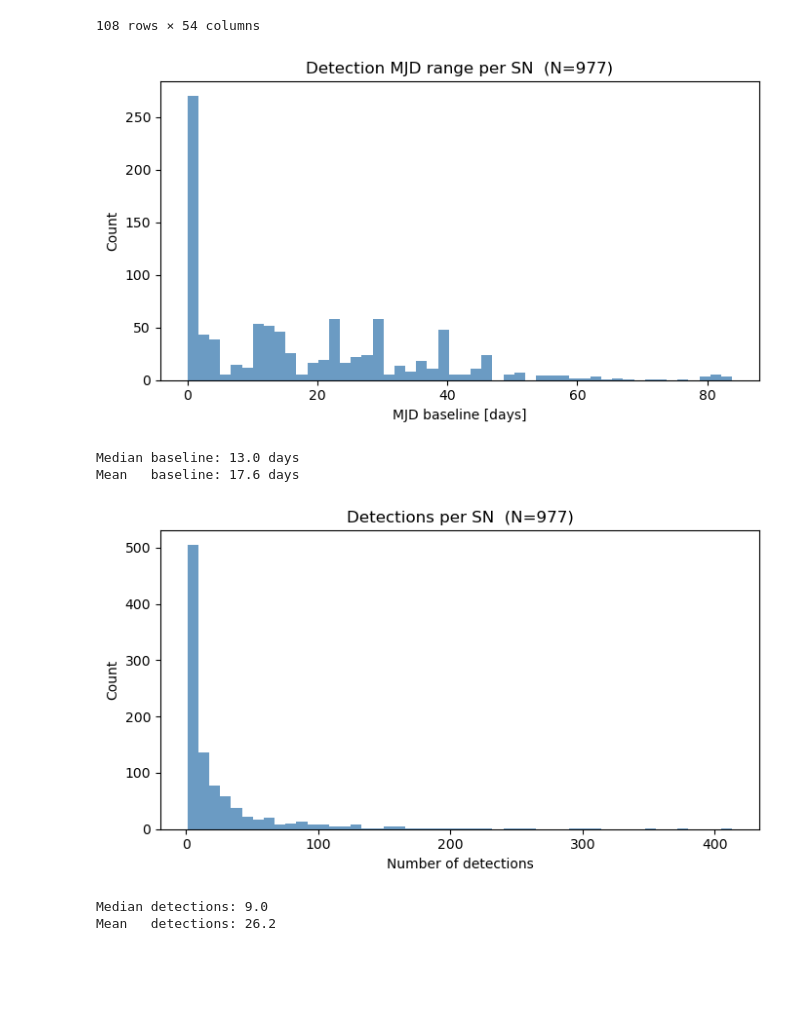
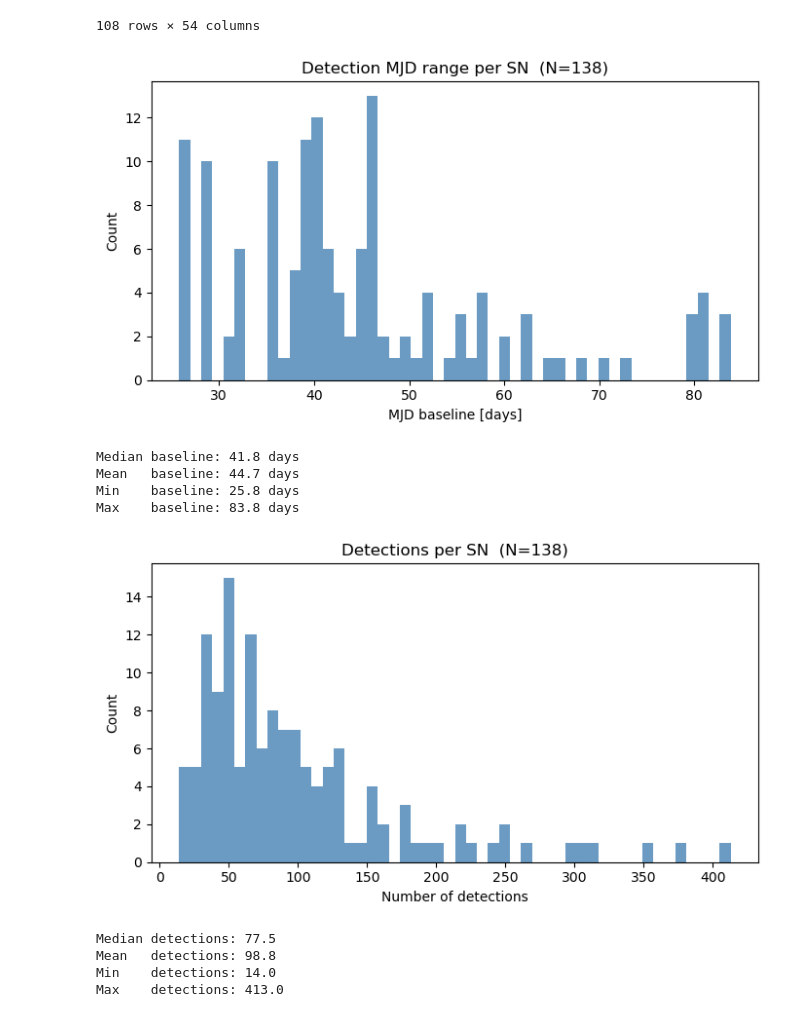
Before and after one commit to mi-dai/lightcurvelynx_rubin_dp2, a Jupyter notebook: dp2_sims_ddf.ipynb, the cells around one changed output. Drawn from its saved outputs; the diff is of its cells as text; code cells hidden in the pictures; blank space fills up the shorter version.

```diff
--- a/dp2_sims_ddf.ipynb
+++ b/dp2_sims_ddf.ipynb
@@ -497,25 +497,29 @@ result_df[saltparcuts]
 108 rows × 54 columns
 # %%
 # MJD baseline (max - min) for all detections of each simulated SN
-mjd_flat = lightcurves_after_detection["lightcurve.mjd"]
+mjd_flat = lightcurves_after_quality_cut["lightcurve.mjd"]
 mjd_range = mjd_flat.groupby(level=0).agg(lambda x: x.max() - x.min())
 
 fig, ax = plt.subplots(figsize=(7, 4))
 ax.hist(mjd_range, bins=50, color="steelblue", alpha=0.8)
 ax.set(xlabel="MJD baseline [days]", ylabel="Count",
        title=f"Detection MJD range per SN  (N={len(mjd_range):,})")
 plt.tight_layout()
 plt.show()
 
 print(f"Median baseline: {mjd_range.median():.1f} days")
 print(f"Mean   baseline: {mjd_range.mean():.1f} days")
+print(f"Min    baseline: {mjd_range.min():.1f} days")
+print(f"Max    baseline: {mjd_range.max():.1f} days")
 # %% [output]
-[figure, old version]
+[figure, new version]
-Median baseline: 13.0 days
-Mean   baseline: 17.6 days
+Median baseline: 41.8 days
+Mean   baseline: 44.7 days
+Min    baseline: 25.8 days
+Max    baseline: 83.8 days
 # %%
 # Number of detections per simulated SN
-n_detections = lightcurves_after_detection["lightcurve.mjd"].groupby(level=0).count()
+n_detections = lightcurves_after_quality_cut["lightcurve.mjd"].groupby(level=0).count()
 
 fig, ax = plt.subplots(figsize=(7, 4))
 ax.hist(n_detections, bins=50, color="steelblue", alpha=0.8)
@@ -526,7 +530,11 @@ plt.show()
 
 print(f"Median detections: {n_detections.median():.1f}")
 print(f"Mean   detections: {n_detections.mean():.1f}")
+print(f"Min    detections: {n_detections.min():.1f}")
+print(f"Max    detections: {n_detections.max():.1f}")
 # %% [output]
-[figure, old version]
+[figure, new version]
-Median detections: 9.0
-Mean   detections: 26.2
+Median detections: 77.5
+Mean   detections: 98.8
+Min    detections: 14.0
+Max    detections: 413.0
```
Also changed, not shown: 1 other file.
